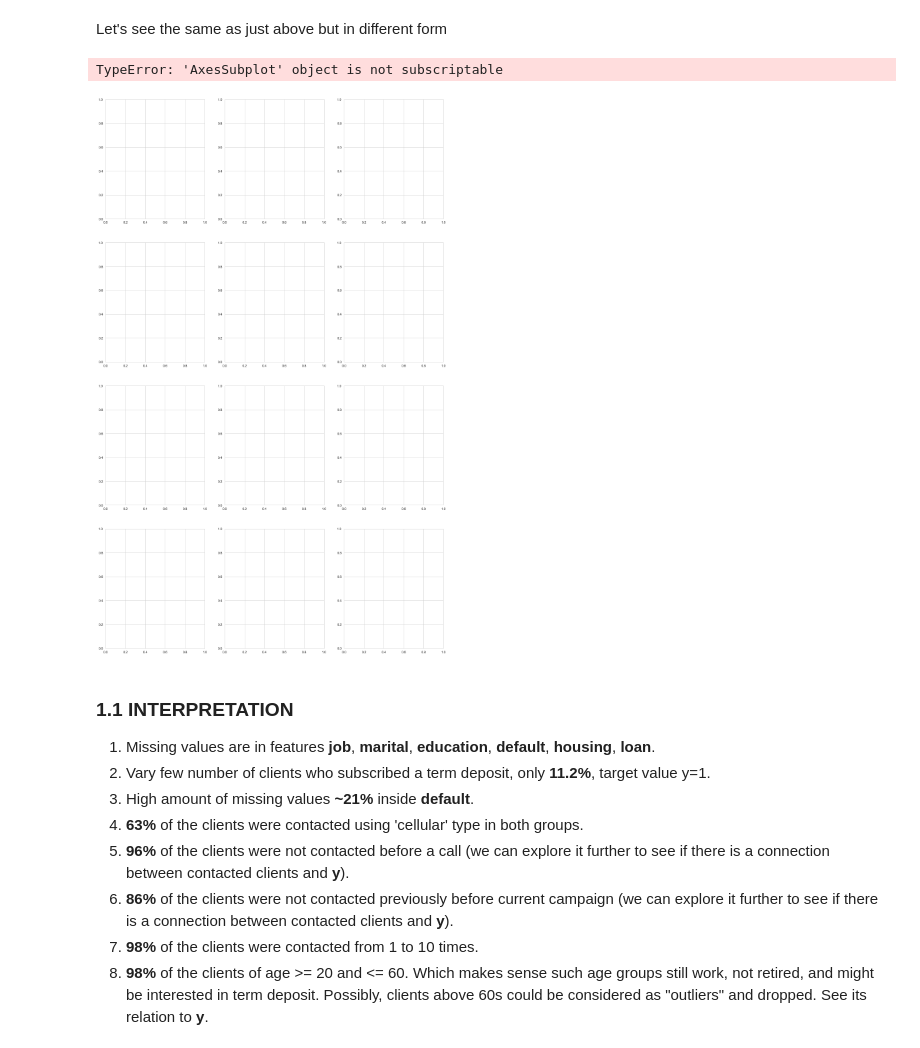
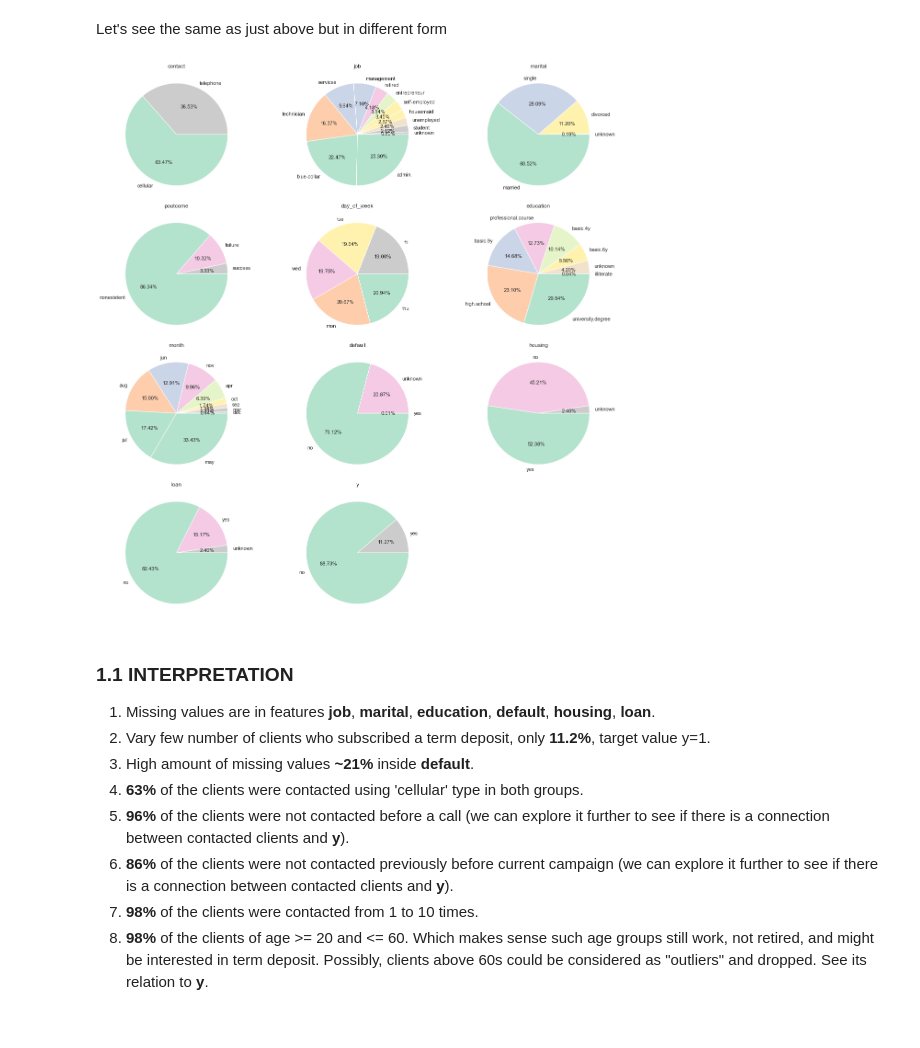
Before and after one commit to sivikt/dstrials, a Jupyter notebook: DSMP#1/2_eda/homework.ipynb, the cells around one changed output. Saved outputs shown, nothing was run; the diff lists cells and outputs as text; code cells hidden in the pictures.

Commit message:
add more pair plots

```diff
--- a/DSMP#1/2_eda/homework.ipynb
+++ b/DSMP#1/2_eda/homework.ipynb
@@ -285,32 +280,14 @@ perc_barplot_facet_grid(
 [figure]
 # %% [markdown]
 Let's see the same as just above but in different form
-# %%
-# ToDo move into plotting.py
-cat_feat_subset = nominal_features+ordinals_features+boolean_features
-fig, axes = plt.subplots(math.ceil(len(cat_feat_subset)/3), 3, figsize=(18,30))
-axes = [ax for axes_rows in axes for ax in axes_rows]
-
-for i in range(len(axes)-len(cat_feat_subset)):
-    fig.delaxes(axes[3][2])
-
-for i, c in enumerate(cat_feat_subset):
-    data[c].value_counts()[::-1].plot(
-        kind='pie',
-        ax=axes[i],
-        title=c,
-        autopct='%.1f%%',
-        fontsize=12,
-        colormap='Pastel2_r'
-    )
-
-    axes[i].set_ylabel('')
-
-plt.tight_layout()
-plt.show()
-# %% [output]
-TypeError: 'AxesSubplot' object is not subscriptable
-[figure, removed]
+# %%
+myplts.pies_grid(
+    data,
+    features_names=(nominal_features+ordinals_features+boolean_features),
+    subplots_kws=dict(figsize=(17,17))
+)
+# %% [output]
+[figure, added]
 # %% [markdown]
 ### 1.1 INTERPRETATION
 1. Missing values are in features **job**, **marital**, **education**, **default**, **housing**, **loan**.
```
Also changed, not shown: parts of 12 cells of this notebook, 1 other file.
